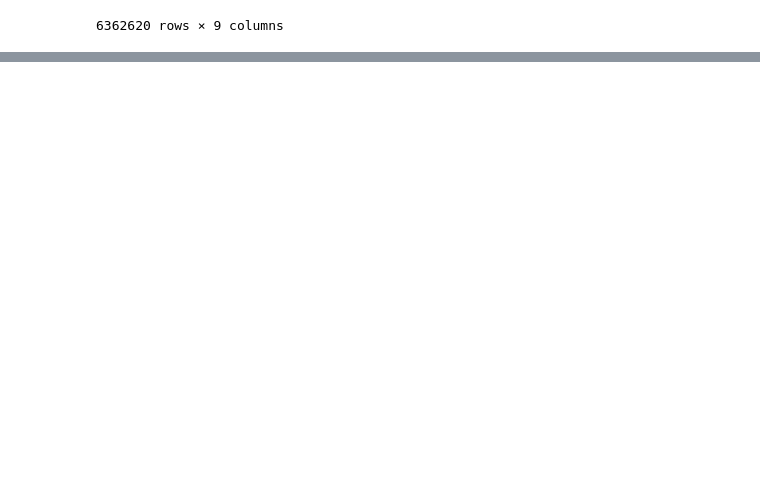
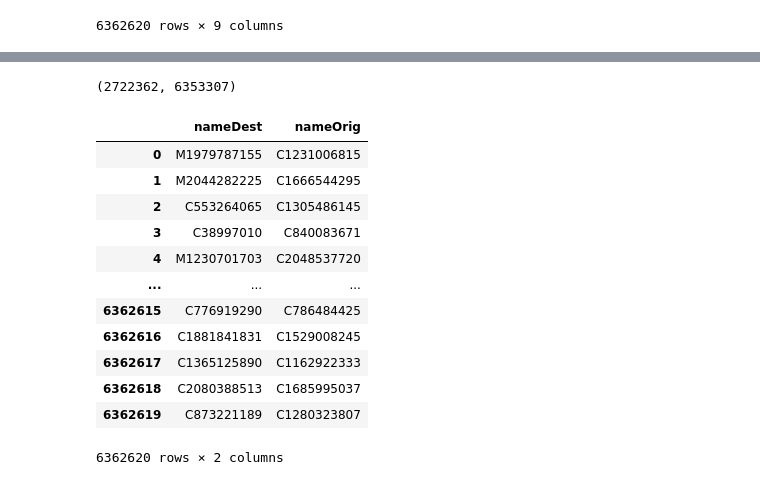
Before and after one commit to RajKulk16/Financial-Sentinel, a Jupyter notebook: main_work.ipynb, the cells around one changed output, grey strips where cells are left out. Drawn from its saved outputs; the diff is of its cells as text; code cells hidden in the pictures; blank space fills up the shorter version.

```diff
--- a/main_work.ipynb
+++ b/main_work.ipynb
@@ -587,0 +633,20 @@ X
+# %%
+X['nameDest'].nunique(), X['nameOrig'].nunique()
+# %% [output]
+(2722362, 6353307)
+# %%
+X[['nameDest', 'nameOrig']]
+# %% [output]
+|  | nameDest | nameOrig |
+| 0 | M1979787155 | C1231006815 |
+| 1 | M2044282225 | C1666544295 |
+| 2 | C553264065 | C1305486145 |
+| 3 | C38997010 | C840083671 |
+| 4 | M1230701703 | C2048537720 |
+| ... | ... | ... |
+| 6362615 | C776919290 | C786484425 |
+| 6362616 | C1881841831 | C1529008245 |
+| 6362617 | C1365125890 | C1162922333 |
+| 6362618 | C2080388513 | C1685995037 |
+| 6362619 | C873221189 | C1280323807 |
+6362620 rows × 2 columns
```
Also changed, not shown: parts of 23 cells of this notebook.
